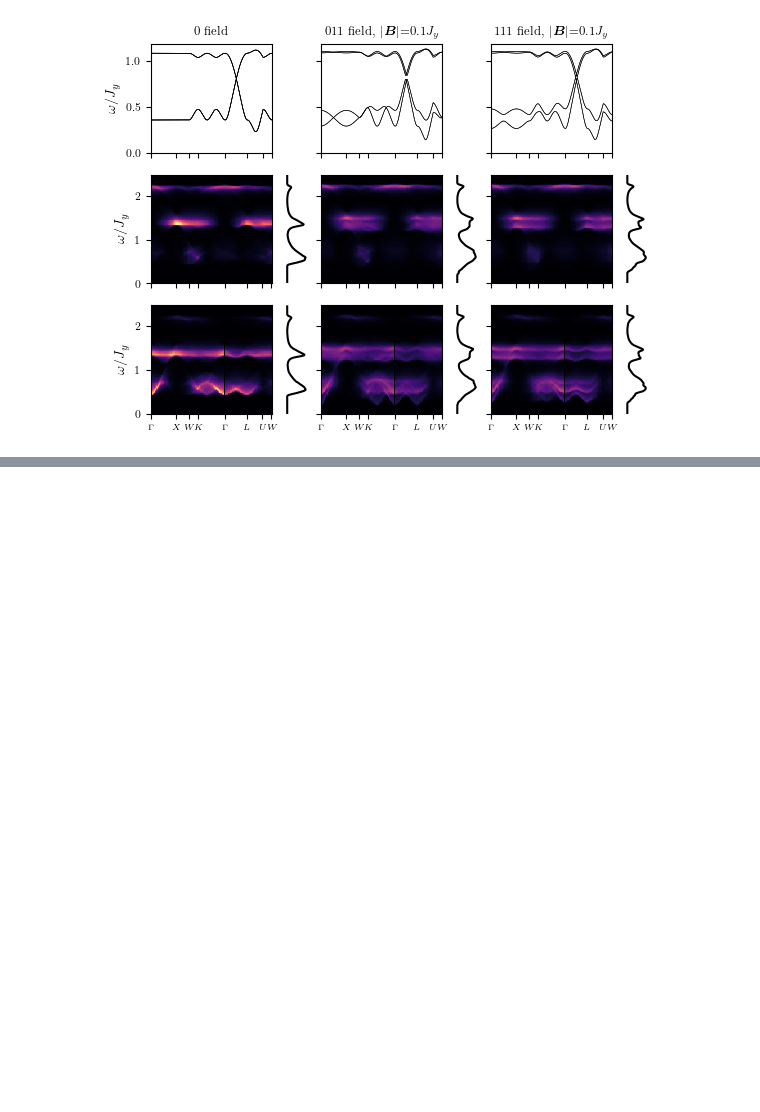
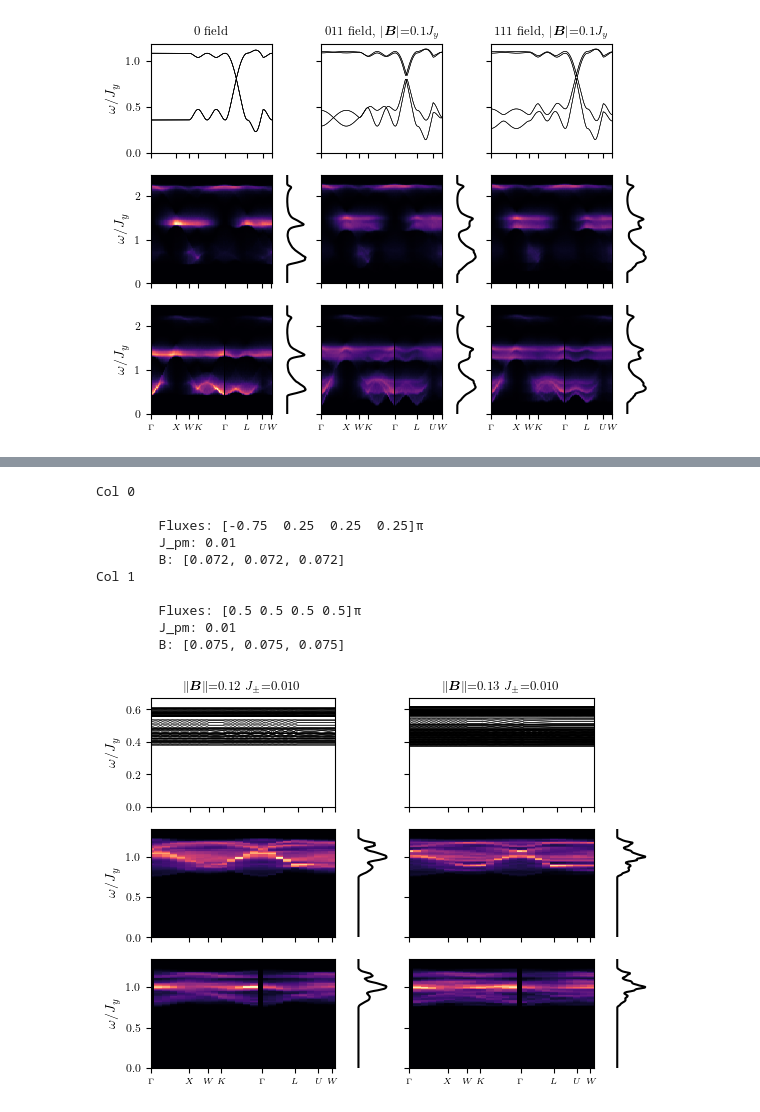
Before and after one commit to Spuriosity1/qsi-spinon-gmft, a Jupyter notebook: plot_pretty.ipynb, the cells around one changed output, grey strips where cells are left out. Drawn from its saved outputs; the diff is of its cells as text; code cells hidden in the pictures; blank space fills up the shorter version.

```diff
--- a/plot_pretty.ipynb
+++ b/plot_pretty.ipynb
@@ -533,11 +389,23 @@ fig, Ax = plot_all(settings_pipi00, titles)
 # %%
 settings_FF = [
     # "?name=FF?J_pm=-0.040?B=[0.170,0.170,0.170].jld",
-    "?name=TEST_FF?J_pm=-0.030?B=[0.131,0.131,0.131].jld",
-    "?name=TEST_FF?J_pm=-0.030?B=[0.147,0.147,0.147].jld"
+    "?name=FF?J_pm=0.010?B=[0.072,0.072,0.072].jld",
+    "?name=FF?J_pm=0.010?B=[0.075,0.075,0.075].jld"
 ]
 
 
 
 fig, Ax = plot_all(settings_FF)
 # fig.savefig(SAVEPATH+"/FF-side-by-side.pdf",dpi=300)
+# %% [output]
+Col 0
+
+        Fluxes: [-0.75  0.25  0.25  0.25]π
+        J_pm: 0.01
+        B: [0.072, 0.072, 0.072]
+Col 1
+
+        Fluxes: [0.5 0.5 0.5 0.5]π
+        J_pm: 0.01
+        B: [0.075, 0.075, 0.075]
+[figure, added]
```
Also changed, not shown: parts of 11 cells of this notebook, 2 other files.
